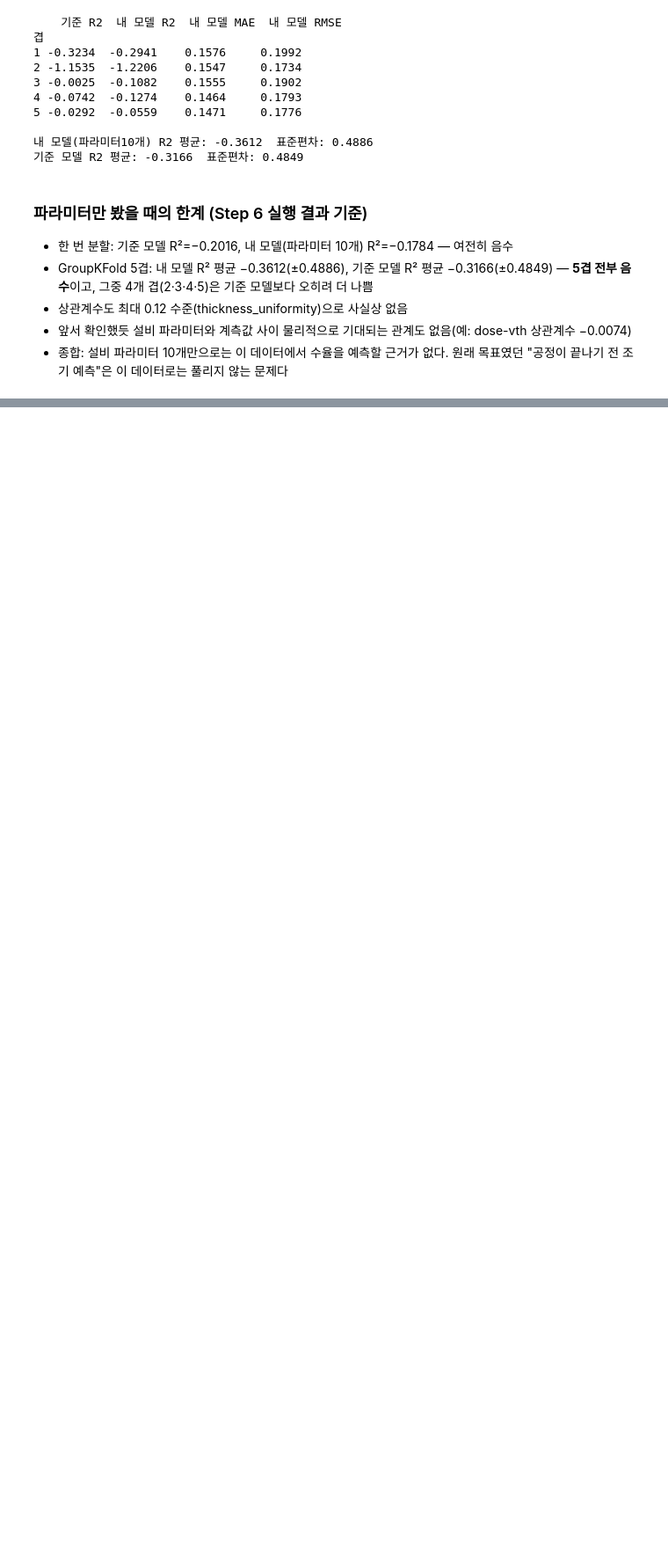
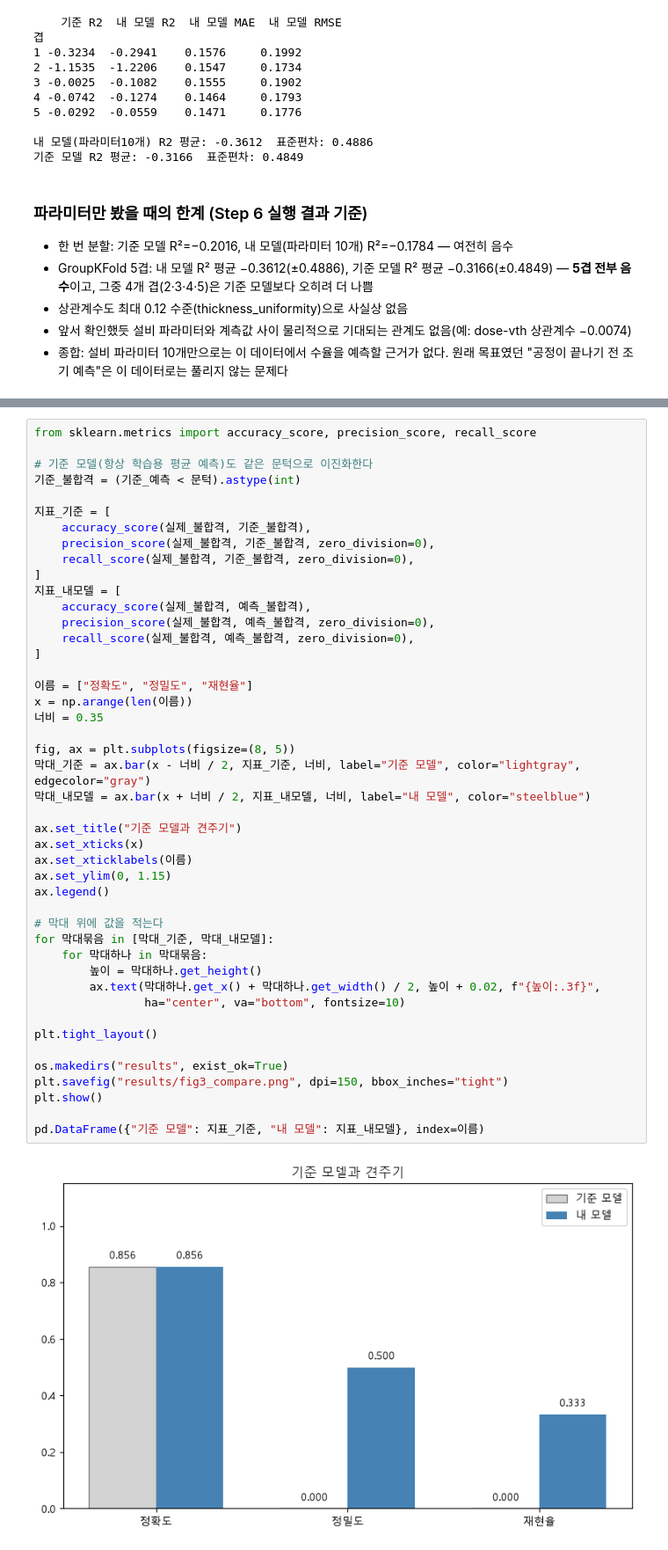
Before and after one commit to nnasnt01-lab/defect-prediction, a Jupyter notebook: day06/project_v1/project_v1.ipynb, the cells around one changed output, grey strips where cells are left out. Shown at 88% size. Saved outputs shown, nothing was run; the diff lists cells and outputs as text; blank space fills up the shorter version.

```diff
--- a/day06/project_v1/project_v1.ipynb
+++ b/day06/project_v1/project_v1.ipynb
@@ -439,0 +534,47 @@ print("기준 모델 R2 평균:", 접기별_결과_파라미터_표["기준 R2"]
+# %%
+from sklearn.metrics import accuracy_score, precision_score, recall_score
+
+# 기준 모델(항상 학습용 평균 예측)도 같은 문턱으로 이진화한다
+기준_불합격 = (기준_예측 < 문턱).astype(int)
+
+지표_기준 = [
+    accuracy_score(실제_불합격, 기준_불합격),
+    precision_score(실제_불합격, 기준_불합격, zero_division=0),
+    recall_score(실제_불합격, 기준_불합격, zero_division=0),
+]
+지표_내모델 = [
+    accuracy_score(실제_불합격, 예측_불합격),
+    precision_score(실제_불합격, 예측_불합격, zero_division=0),
+    recall_score(실제_불합격, 예측_불합격, zero_division=0),
+]
+
+이름 = ["정확도", "정밀도", "재현율"]
+x = np.arange(len(이름))
+너비 = 0.35
+
+fig, ax = plt.subplots(figsize=(8, 5))
+막대_기준 = ax.bar(x - 너비 / 2, 지표_기준, 너비, label="기준 모델", color="lightgray", edgecolor="gray")
+막대_내모델 = ax.bar(x + 너비 / 2, 지표_내모델, 너비, label="내 모델", color="steelblue")
+
+ax.set_title("기준 모델과 견주기")
+ax.set_xticks(x)
+ax.set_xticklabels(이름)
+ax.set_ylim(0, 1.15)
+ax.legend()
+
+# 막대 위에 값을 적는다
+for 막대묶음 in [막대_기준, 막대_내모델]:
+    for 막대하나 in 막대묶음:
+        높이 = 막대하나.get_height()
+        ax.text(막대하나.get_x() + 막대하나.get_width() / 2, 높이 + 0.02, f"{높이:.3f}",
+                ha="center", va="bottom", fontsize=10)
+
+plt.tight_layout()
+
+os.makedirs("results", exist_ok=True)
+plt.savefig("results/fig3_compare.png", dpi=150, bbox_inches="tight")
+plt.show()
+
+pd.DataFrame({"기준 모델": 지표_기준, "내 모델": 지표_내모델}, index=이름)
+# %% [output]
+[figure, added]
```
Also changed, not shown: parts of 7 cells of this notebook, 3 other files.
